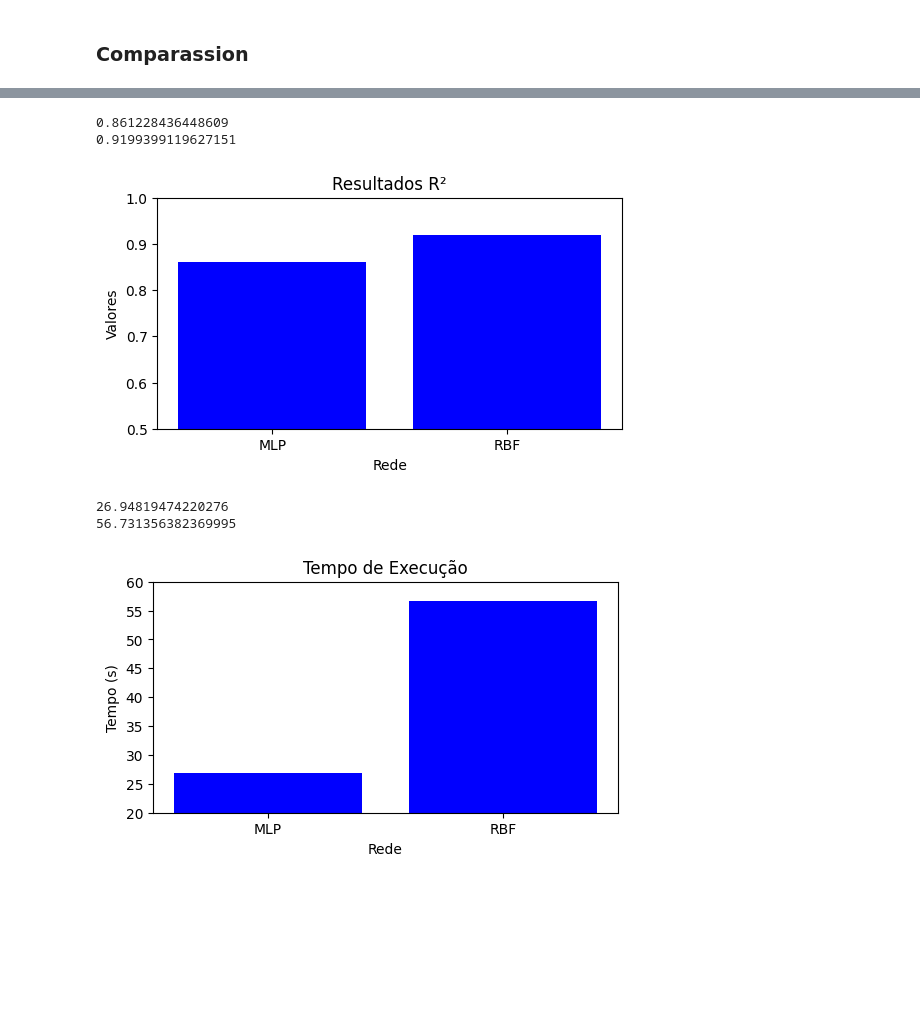
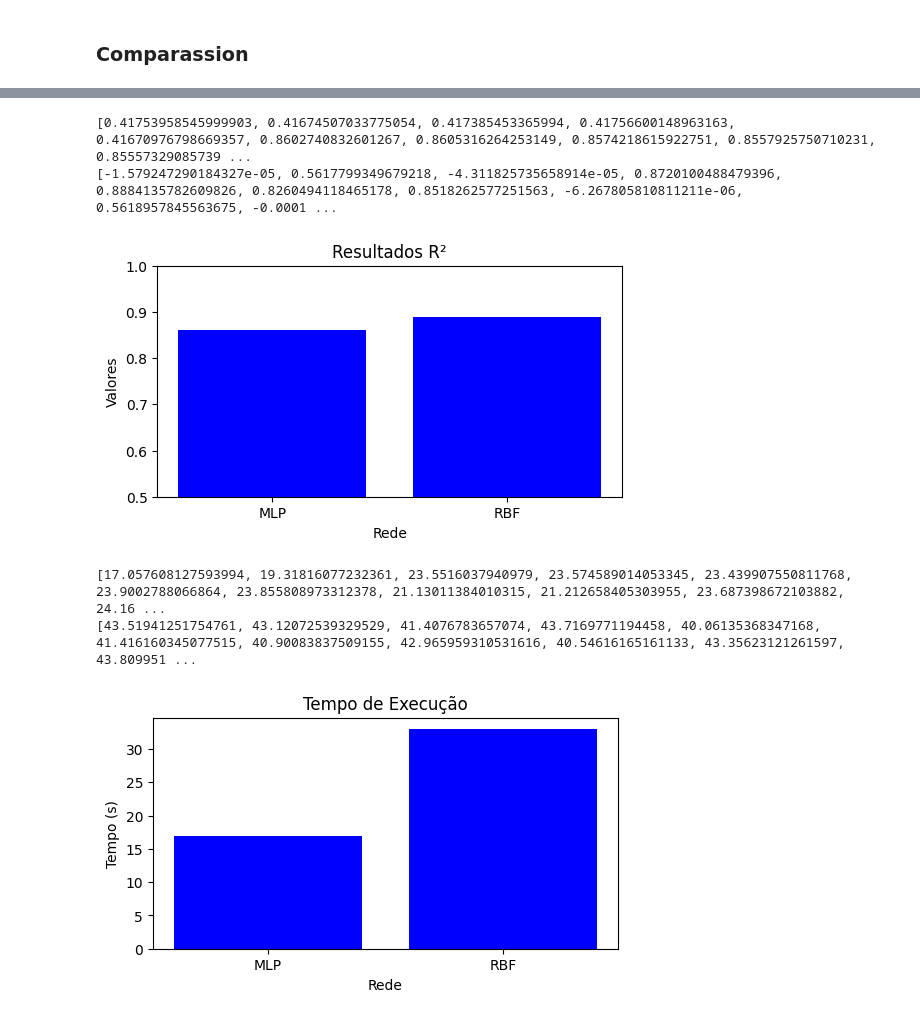
Before and after one commit to alanfm/ICA_trab_1, a Jupyter notebook: [PPGEEC_ICA]_Wave_Energy_Regression.ipynb, the cells around one changed output, grey strips where cells are left out. Drawn from its saved outputs; the diff is of its cells as text; code cells hidden in the pictures; blank space fills up the shorter version.

```diff
--- a/[PPGEEC_ICA]_Wave_Energy_Regression.ipynb
+++ b/[PPGEEC_ICA]_Wave_Energy_Regression.ipynb
@@ -780,0 +848,14 @@ print(min(maeRBF))
+# %%
+maeMLP = []
+for f in functions:
+    for n in neurons:
+        maeMLP.append(min(mae_mlp[f][n]))
+
+print(maeMLP)
+
+maeRBF = []
+for u in units:
+    for g in gamma:
+        maeRBF.append(min(mae_rbf[u][g]))
+
+print(maeRBF)
@@ -801,18 +885,26 @@ plt.show()
-# %%
-r2 = max([max(v) for v in r2_mlp.values()])
-print(r2)
-
-r2RBF = max([max(v) for v in r2_rbf.values()])
-print(r2RBF)
-# %% [output]
-0.861228436448609
-0.9199399119627151
+# %%
+r2MLP = []
+for f in functions:
+    for n in neurons:
+        r2MLP.append(max(r2_mlp[f][n]))
+
+print(r2MLP)
+
+r2RBF = []
+for u in units:
+    for g in gamma:
+        r2RBF.append(max(r2_rbf[u][g]))
+
+print(r2RBF)
+# %% [output]
+[0.41753958545999903, 0.41674507033775054, 0.417385453365994, 0.41756600148963163, 0.41670976798669357, 0.8602740832601267, 0.8605316264253149, 0.8574218615922751, 0.8557925750710231, 0.85557329085739 ...
+[-1.579247290184327e-05, 0.5617799349679218, -4.311825735658914e-05, 0.8720100488479396, 0.8884135782609826, 0.8260494118465178, 0.8518262577251563, -6.267805810811211e-06, 0.5618957845563675, -0.0001 ...
 # %%
 # plotting results
 
 # Dados para o gráfico de barras
 categorias = ['MLP', 'RBF']
-valores = [r2, r2RBF]
+valores = [max(r2MLP), max(r2RBF)]
 
 plt.figure(figsize=(6, 3))
 # Criar um gráfico de barras
@@ -827,34 +919,41 @@ plt.ylim(0.5, 1)
 # Exibir o gráfico
 plt.show()
 # %% [output]
-[figure, old version]
+[figure, new version]
-# %%
-timeMLP = min([min(v) for v in time_mlp.values()])
-print(timeMLP)
-
-timeRBF = min([min(v) for v in time_rbf.values()])
-print(timeRBF)
-# %% [output]
-26.94819474220276
-56.731356382369995
+# %%
+timeMLP = []
+for f in functions:
+    for n in neurons:
+        timeMLP.append(min(time_mlp[f][n]))
+
+print(timeMLP)
+
+timeRBF = []
+for u in units:
+    for g in gamma:
+        timeRBF.append(min(time_rbf[u][g]))
+
+print(timeRBF)
+# %% [output]
+[17.057608127593994, 19.31816077232361, 23.5516037940979, 23.574589014053345, 23.439907550811768, 23.9002788066864, 23.855808973312378, 21.13011384010315, 21.212658405303955, 23.687398672103882, 24.16 ...
+[43.51941251754761, 43.12072539329529, 41.4076783657074, 43.7169771194458, 40.06135368347168, 41.416160345077515, 40.90083837509155, 42.965959310531616, 40.54616165161133, 43.35623121261597, 43.809951 ...
 # %%
 # plotting results
 
 # Dados para o gráfico de barras
 categorias = ['MLP', 'RBF']
-valores = [timeMLP, timeRBF]
+valores = [min(timeMLP), min(timeRBF)]
 
 plt.figure(figsize=(6, 3))
 # Criar um gráfico de barras
 plt.bar(categorias, valores, color='blue')
 
 # Adicionar rótulos e título
 plt.xlabel('Rede')
 plt.ylabel('Tempo (s)')
 plt.title('Tempo de Execução')
-plt.ylim(20, 60)
 
 # Exibir o gráfico
 plt.show()
 # %% [output]
-[figure, old version]
+[figure, new version]
```
Also changed, not shown: parts of 42 cells of this notebook, 58 other files.
